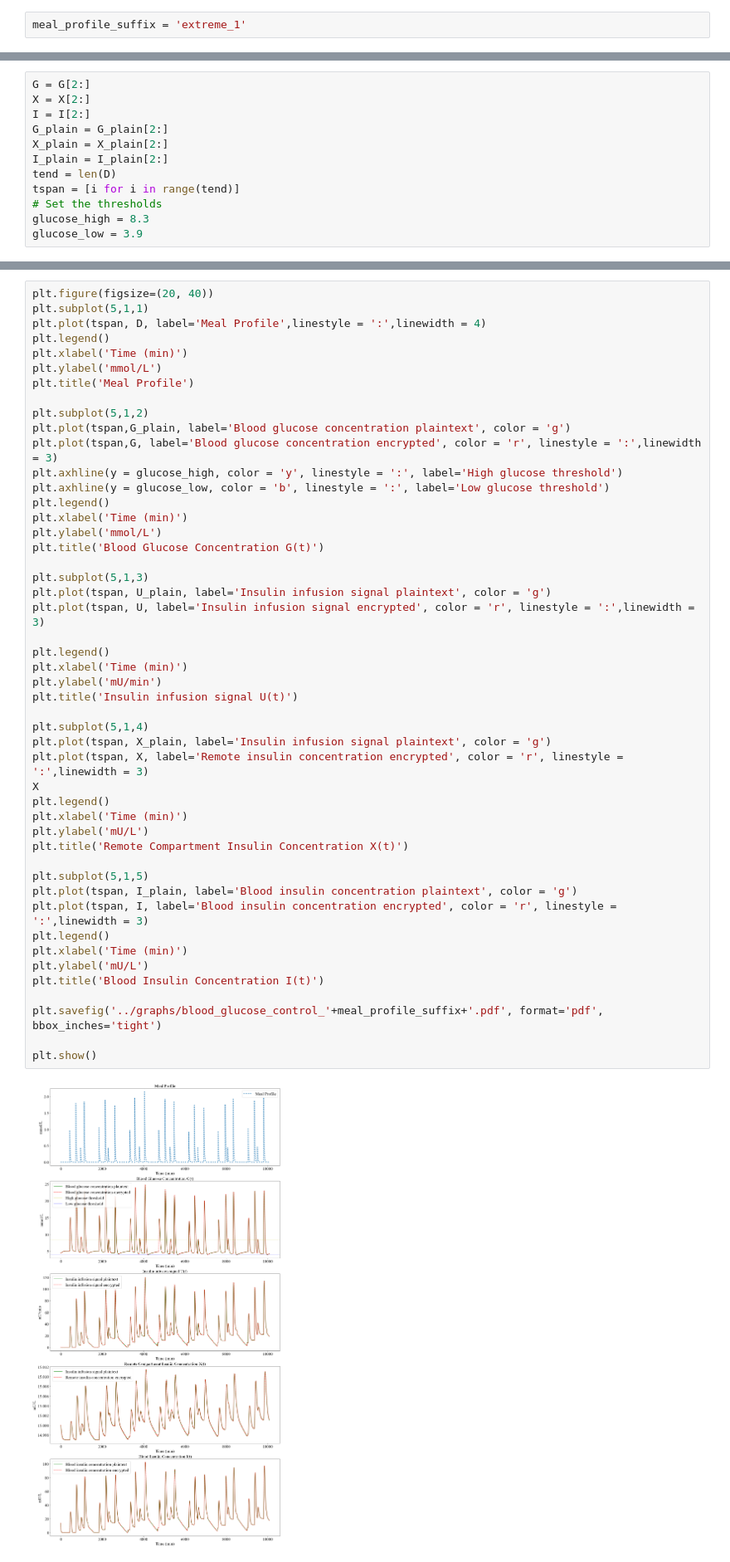
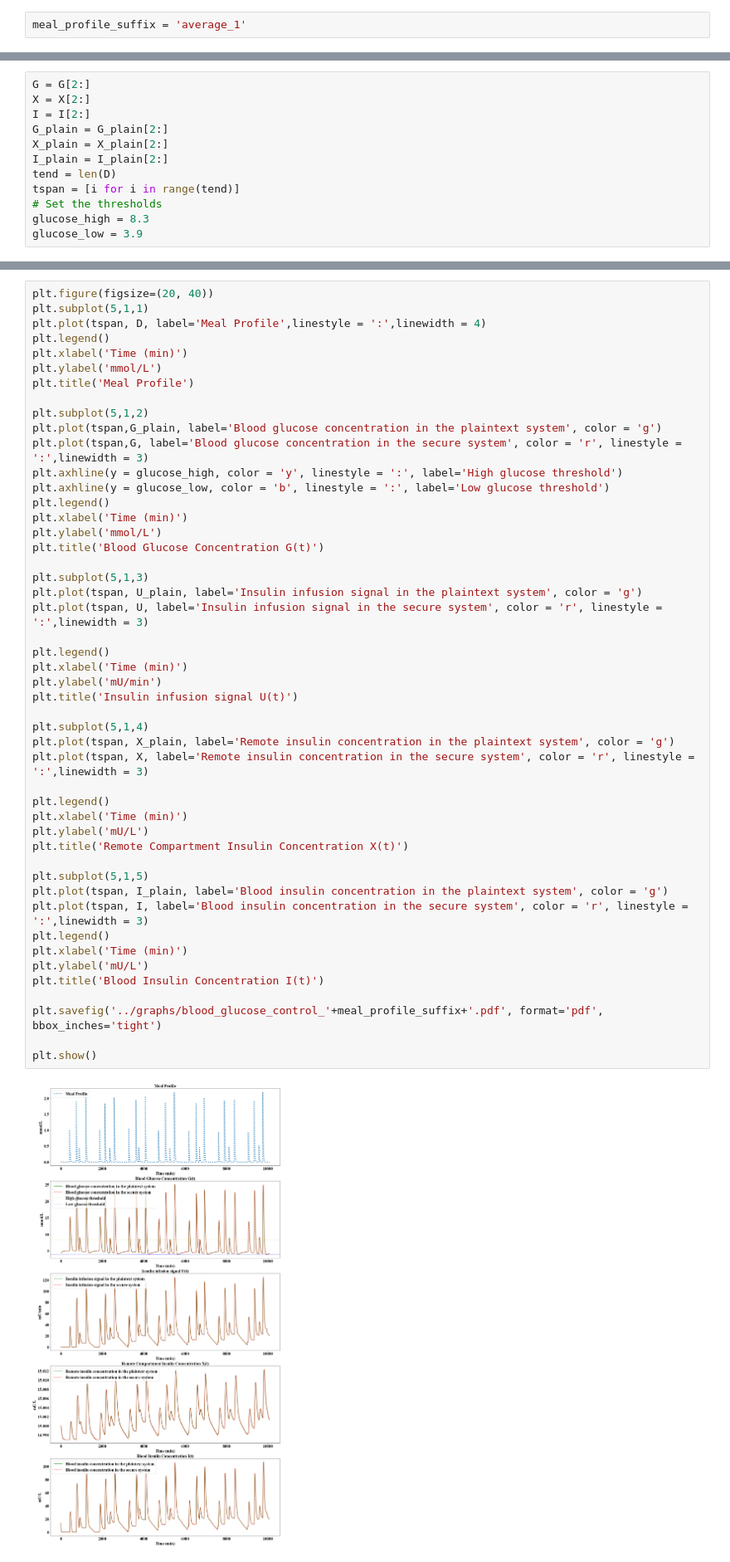
Before and after one commit to ht-weng/he-blood-glucose-control, a Jupyter notebook: pid-SEAL/plot.ipynb, the cells around one changed output, grey strips where cells are left out. Shown at 83% size. Drawn from its saved outputs; the diff is of its cells as text.

Commit message:
Update graphs

```diff
--- a/pid-SEAL/plot.ipynb
+++ b/pid-SEAL/plot.ipynb
@@ -22,7 +22,7 @@ def pe(ls1, ls2):
     else:
         return 100*abs(sum(ls1)-sum(ls2))/sum(ls2)
 # %%
-meal_profile_suffix = 'extreme_1'
+meal_profile_suffix = 'average_1'
 # %%
 G = pd.read_csv('../data/pid_bergman_SEAL_G_'+meal_profile_suffix+'.csv', header=None)
 X = pd.read_csv('../data/pid_bergman_SEAL_X_'+meal_profile_suffix+'.csv', header=None)
@@ -70,43 +70,43 @@ plt.ylabel('mmol/L')
 plt.title('Meal Profile')
 
 plt.subplot(5,1,2)
-plt.plot(tspan,G_plain, label='Blood glucose concentration plaintext', color = 'g')
-plt.plot(tspan,G, label='Blood glucose concentration encrypted', color = 'r', linestyle = ':',linewidth = 3)
+plt.plot(tspan,G_plain, label='Blood glucose concentration in the plaintext system', color = 'g')
+plt.plot(tspan,G, label='Blood glucose concentration in the secure system', color = 'r', linestyle = ':',linewidth = 3)
 plt.axhline(y = glucose_high, color = 'y', linestyle = ':', label='High glucose threshold')
 plt.axhline(y = glucose_low, color = 'b', linestyle = ':', label='Low glucose threshold')
 plt.legend()
 plt.xlabel('Time (min)')
 plt.ylabel('mmol/L')
 plt.title('Blood Glucose Concentration G(t)')
 
 plt.subplot(5,1,3)
-plt.plot(tspan, U_plain, label='Insulin infusion signal plaintext', color = 'g')
-plt.plot(tspan, U, label='Insulin infusion signal encrypted', color = 'r', linestyle = ':',linewidth = 3)
+plt.plot(tspan, U_plain, label='Insulin infusion signal in the plaintext system', color = 'g')
+plt.plot(tspan, U, label='Insulin infusion signal in the secure system', color = 'r', linestyle = ':',linewidth = 3)
 
 plt.legend()
 plt.xlabel('Time (min)')
 plt.ylabel('mU/min')
 plt.title('Insulin infusion signal U(t)')
 
 plt.subplot(5,1,4)
-plt.plot(tspan, X_plain, label='Insulin infusion signal plaintext', color = 'g')
-plt.plot(tspan, X, label='Remote insulin concentration encrypted', color = 'r', linestyle = ':',linewidth = 3)
-X
+plt.plot(tspan, X_plain, label='Remote insulin concentration in the plaintext system', color = 'g')
+plt.plot(tspan, X, label='Remote insulin concentration in the secure system', color = 'r', linestyle = ':',linewidth = 3)
+
 plt.legend()
 plt.xlabel('Time (min)')
 plt.ylabel('mU/L')
 plt.title('Remote Compartment Insulin Concentration X(t)')
 
 plt.subplot(5,1,5)
-plt.plot(tspan, I_plain, label='Blood insulin concentration plaintext', color = 'g')
-plt.plot(tspan, I, label='Blood insulin concentration encrypted', color = 'r', linestyle = ':',linewidth = 3)
+plt.plot(tspan, I_plain, label='Blood insulin concentration in the plaintext system', color = 'g')
+plt.plot(tspan, I, label='Blood insulin concentration in the secure system', color = 'r', linestyle = ':',linewidth = 3)
 plt.legend()
 plt.xlabel('Time (min)')
 plt.ylabel('mU/L')
 plt.title('Blood Insulin Concentration I(t)')
 
 plt.savefig('../graphs/blood_glucose_control_'+meal_profile_suffix+'.pdf', format='pdf', bbox_inches='tight')
 
 plt.show()
 # %% [output]
-[figure, old version]
+[figure, new version]
```
Also changed, not shown: parts of 1 cell of this notebook, 2 other files.
